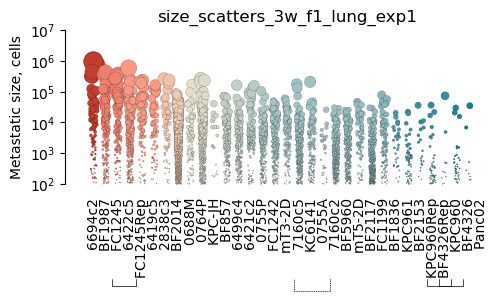
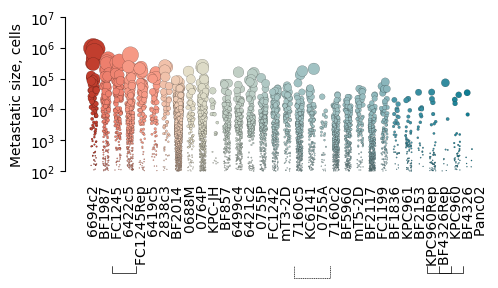
The notebook cell's code change between the first figure and the second:
--- before
+++ after
@@ -55,4 +55,4 @@
                 annotation_clip=False);
 
-plt.title(name)
+#plt.title(name)
 plt.savefig(path_to_save_figs + 'fig3/figs/' + si + '_' + name + '.pdf', dpi=300, bbox_inches='tight') 

Commit: Removed extra panels